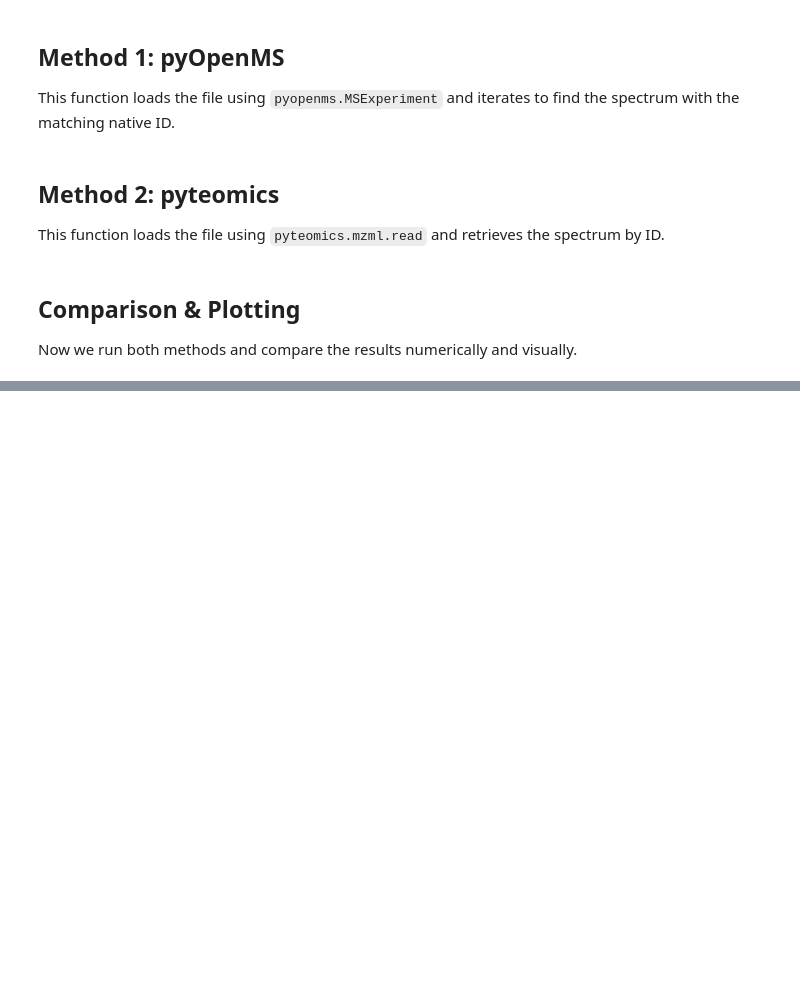
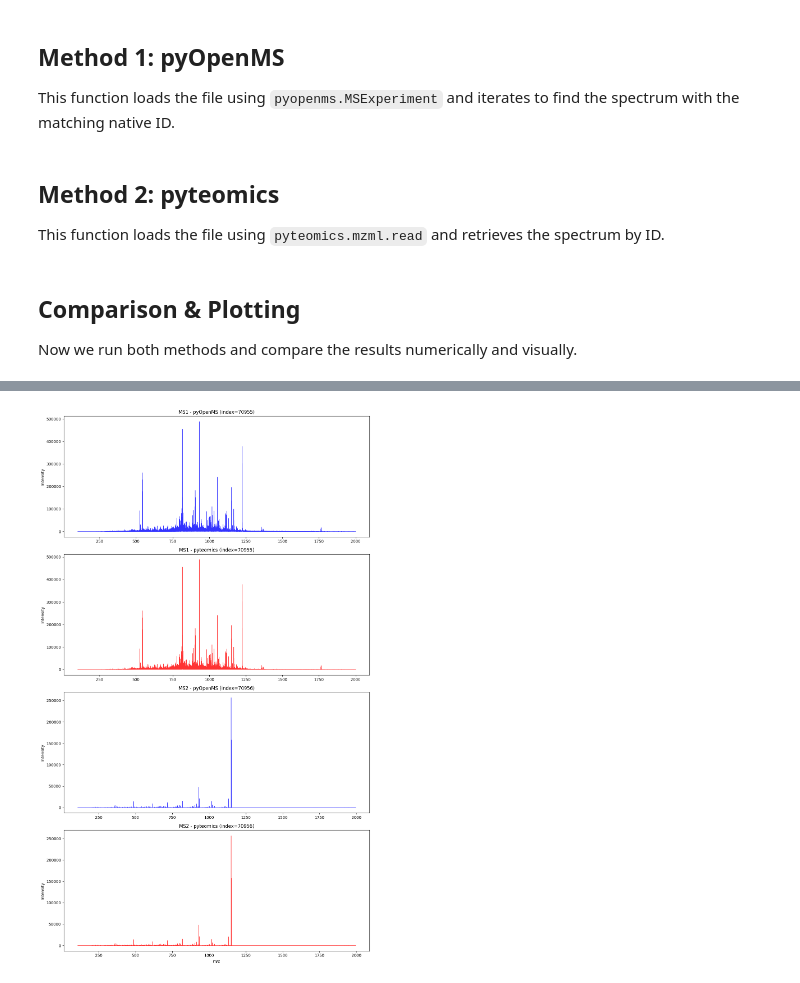
Before and after one commit to AG-Walz/spectrum_visualizer, a Jupyter notebook: examples/compare_mzml_plotting.ipynb, the cells around one changed output, grey strips where cells are left out. Saved outputs shown, nothing was run; the diff lists cells and outputs as text; code cells hidden in the pictures; blank space fills up the shorter version.

Commit message:
Added check and plot MS1 and MS2 to ensure that the correct spectra are being plotted

```diff
--- a/examples/compare_mzml_plotting.ipynb
+++ b/examples/compare_mzml_plotting.ipynb
@@ -44,22 +62,3 @@ def get_data_pyopenms(file_path, target_id):
 # %% [markdown]
 ## Method 2: pyteomics
 This function loads the file using `pyteomics.mzml.read` and retrieves the spectrum by ID.
-# %%
-def get_data_pyteomics(file_path, target_id):
-    """
-    Independently loads an mzML file using pyteomics and extracts the spectrum.
-    """
-    print(f"[pyteomics] Loading {file_path}...")
-    # Use pyteomics to read the file
-    with py_mzml.read(file_path) as reader:
-        try:
-            spec = reader.get_by_id(target_id)
-        except KeyError:
-            # Fallback or error if ID format differs slightly, but standard get_by_id usually works with nativeID
-            raise ValueError(f"Spectrum with ID '{target_id}' not found in file (pyteomics).")
-
-        mz = spec['m/z array']
-        intensity = spec['intensity array']
-
-    print(f"[pyteomics] Extracted {len(mz)} peaks.")
-    return mz, intensity
@@ -123,0 +107,65 @@ SUCCESS: m/z and intensity values match exactly (within tolerance).
+# %%
+try:
+    # 1. Run Extractions
+    data_openms = get_data_pyopenms(MZML_FILE_PATH, TARGET_SPECTRUM_ID)
+    data_pyteomics = get_data_pyteomics(MZML_FILE_PATH, TARGET_SPECTRUM_ID)
+
+    # 2. Compare and Plot
+    # Request: 4 plots per index (MS1 OpenMS, MS1 Pyteomics, MS2 OpenMS, MS2 Pyteomics)
+    fig, ax = plt.subplots(4, 1, figsize=(12, 20))
+
+    # Define the 4 plots we want to create
+    plot_defs = [
+        {'level': 'MS1', 'source': 'pyOpenMS', 'color': 'blue', 'data_dict': data_openms, 'idx': 0},
+        {'level': 'MS1', 'source': 'pyteomics', 'color': 'red', 'data_dict': data_pyteomics, 'idx': 1},
+        {'level': 'MS2', 'source': 'pyOpenMS', 'color': 'blue', 'data_dict': data_openms, 'idx': 2},
+        {'level': 'MS2', 'source': 'pyteomics', 'color': 'red', 'data_dict': data_pyteomics, 'idx': 3},
+    ]
+
+    # First, print comparison
+    print("--- Comparison Results ---")
+    for level in ['MS1', 'MS2']:
+        om_data = data_openms.get(level)
+        py_data = data_pyteomics.get(level)
+
+        if om_data and py_data:
+            mz_om, int_om, id_om = om_data
+            mz_py, int_py, id_py = py_data
+
+            # Numerical check
+            match_len = len(mz_om) == len(mz_py)
+            match_val = False
+            if match_len:
+                match_val = np.allclose(mz_om, mz_py, atol=1e-4) and np.allclose(int_om, int_py, atol=1e-4)
+
+            status = "MATCH" if match_len and match_val else f"MISMATCH (Len: {len(mz_om)} vs {len(mz_py)})"
+            print(f"{level}: {status} | IDs: {id_om} vs {id_py}")
+        else:
+            print(f"{level}: Missing data in one or both sources.")
+
+    print("\n--- Generating Plots ---")
+
+    for p in plot_defs:
+        i = p['idx']
+        level = p['level']
+        source = p['source']
+        data = p['data_dict'].get(level)
+
+        if data:
+            mz, inte, sid = data
+            ax[i].plot(mz, inte, color=p['color'], alpha=0.8, linewidth=1)
+            ax[i].set_title(f"{level} - {source} ({sid})")
+            ax[i].set_ylabel("Intensity")
+            if i == 3: ax[i].set_xlabel("m/z")
+        else:
+            ax[i].text(0.5, 0.5, f"{level} {source}: Not Found", ha='center', va='center')
+            ax[i].set_title(f"{level} - {source}: Not Found")
+
+    plt.tight_layout()
+    plt.show()
+
+except Exception as e:
+    print(f"Error: {e}")
+    import traceback
+    traceback.print_exc()
+# %% [output]
@@ -123,0 +179 @@ SUCCESS: m/z and intensity values match exactly (within tolerance).
+[figure, added]
```
Also changed, not shown: parts of 6 cells of this notebook, 1 other file.
